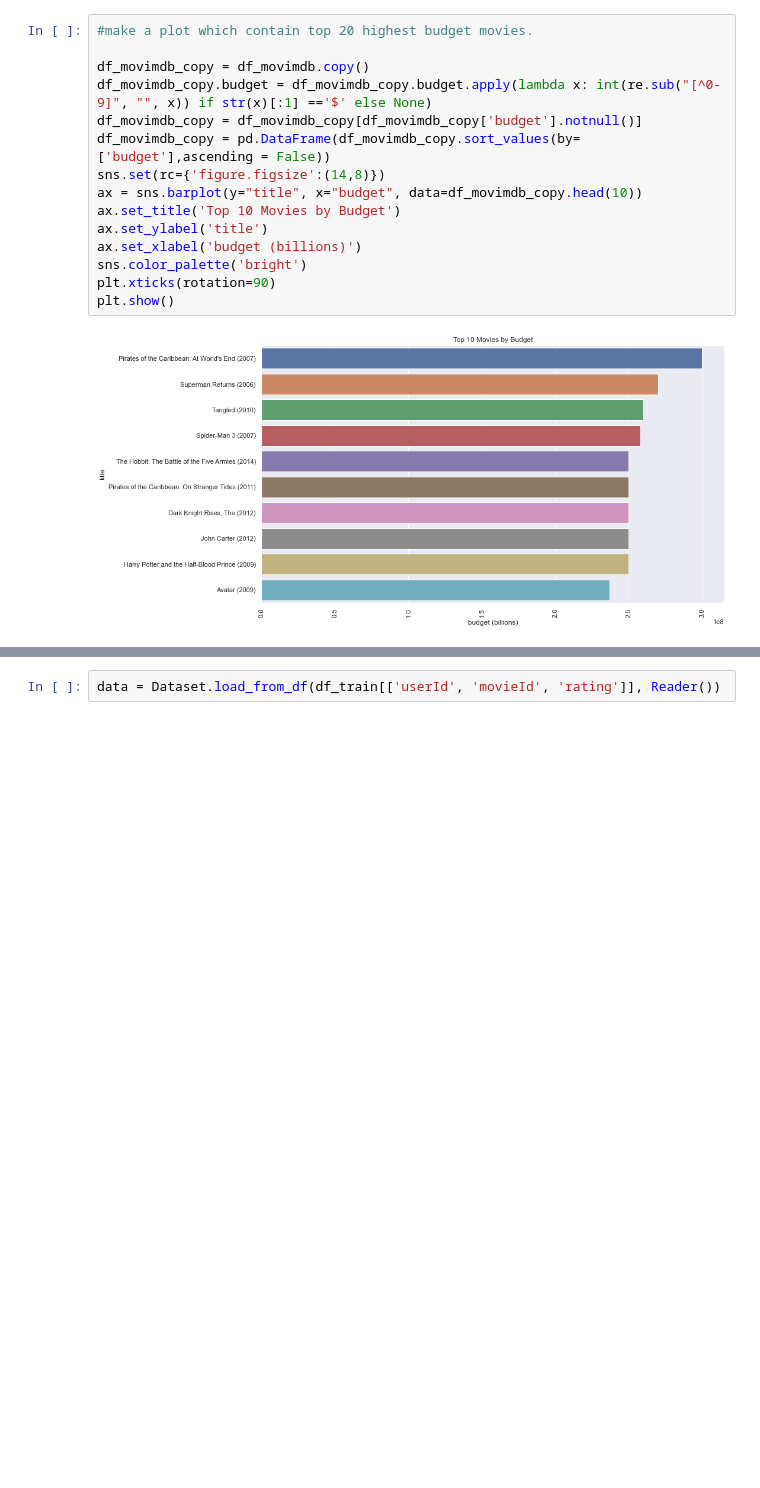
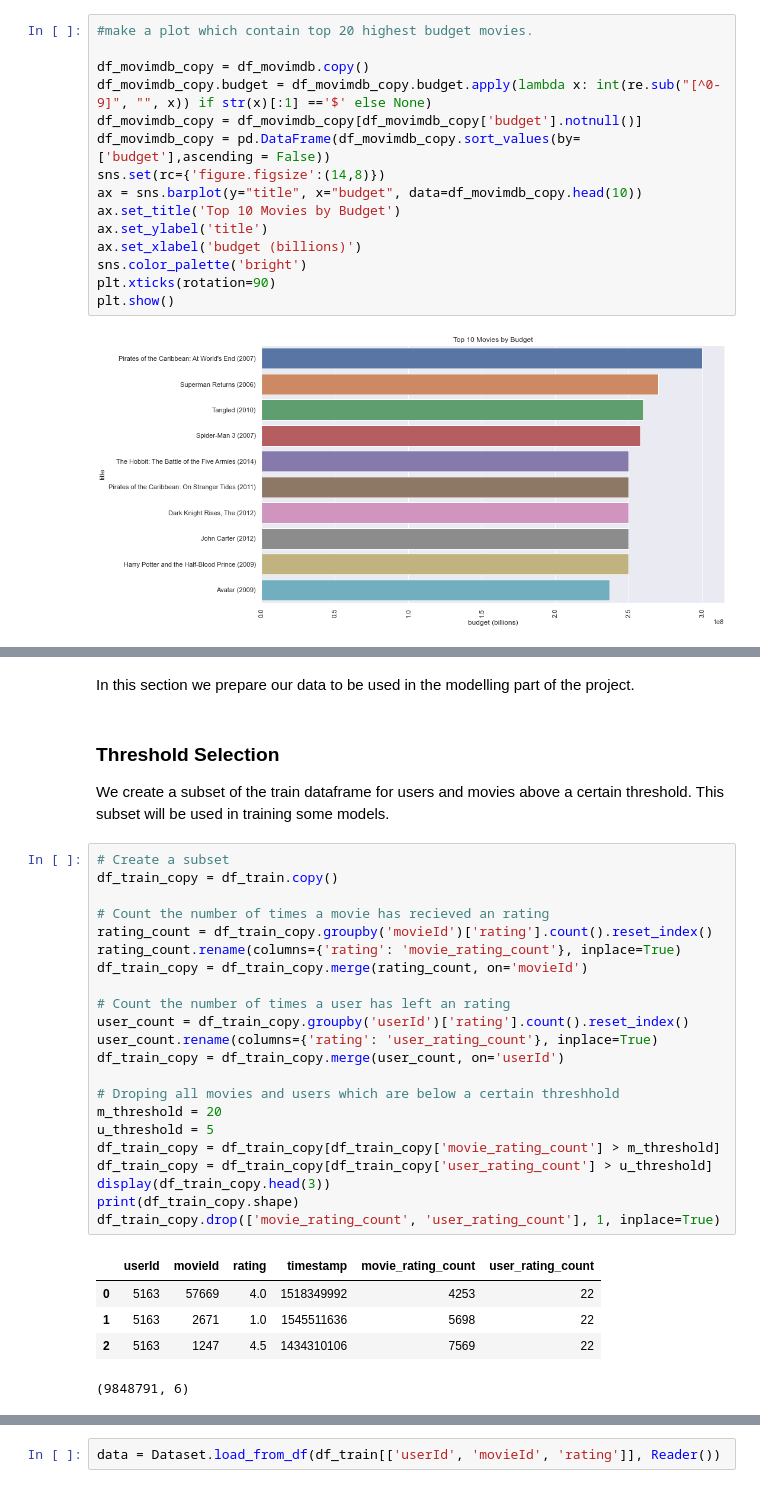
Before and after one commit to mainamwangi49/EXPLORE-TEAM-ZF1-unsupervised-predict, a Jupyter notebook: starter_notebook.ipynb, the cells around one changed output, grey strips where cells are left out. Cells and saved outputs as stored; diff of their text form; blank space fills up the shorter version.

```diff
--- a/starter_notebook.ipynb
+++ b/starter_notebook.ipynb
@@ -726,0 +718,33 @@ In this section the models to be used in building the recommender system will be
+# %% [markdown]
+In this section we prepare our data to be used in the modelling part of the project.
+# %% [markdown]
+### Threshold Selection
+We create a subset of the train dataframe for users and movies above a certain threshold. This subset will be used in training some models.
+# %%
+# Create a subset
+df_train_copy = df_train.copy()
+
+# Count the number of times a movie has recieved an rating
+rating_count = df_train_copy.groupby('movieId')['rating'].count().reset_index()
+rating_count.rename(columns={'rating': 'movie_rating_count'}, inplace=True)
+df_train_copy = df_train_copy.merge(rating_count, on='movieId')
+
+# Count the number of times a user has left an rating
+user_count = df_train_copy.groupby('userId')['rating'].count().reset_index()
+user_count.rename(columns={'rating': 'user_rating_count'}, inplace=True)
+df_train_copy = df_train_copy.merge(user_count, on='userId')
+
+# Droping all movies and users which are below a certain threshhold
+m_threshold = 20
+u_threshold = 5
+df_train_copy = df_train_copy[df_train_copy['movie_rating_count'] > m_threshold]
+df_train_copy = df_train_copy[df_train_copy['user_rating_count'] > u_threshold]
+display(df_train_copy.head(3))
+print(df_train_copy.shape)
+df_train_copy.drop(['movie_rating_count', 'user_rating_count'], 1, inplace=True)
+# %% [output]
+|  | userId | movieId | rating | timestamp | movie_rating_count | user_rating_count |
+| 0 | 5163 | 57669 | 4.0 | 1518349992 | 4253 | 22 |
+| 1 | 5163 | 2671 | 1.0 | 1545511636 | 5698 | 22 |
+| 2 | 5163 | 1247 | 4.5 | 1434310106 | 7569 | 22 |
+(9848791, 6)
```
Also changed, not shown: parts of 19 cells of this notebook.
